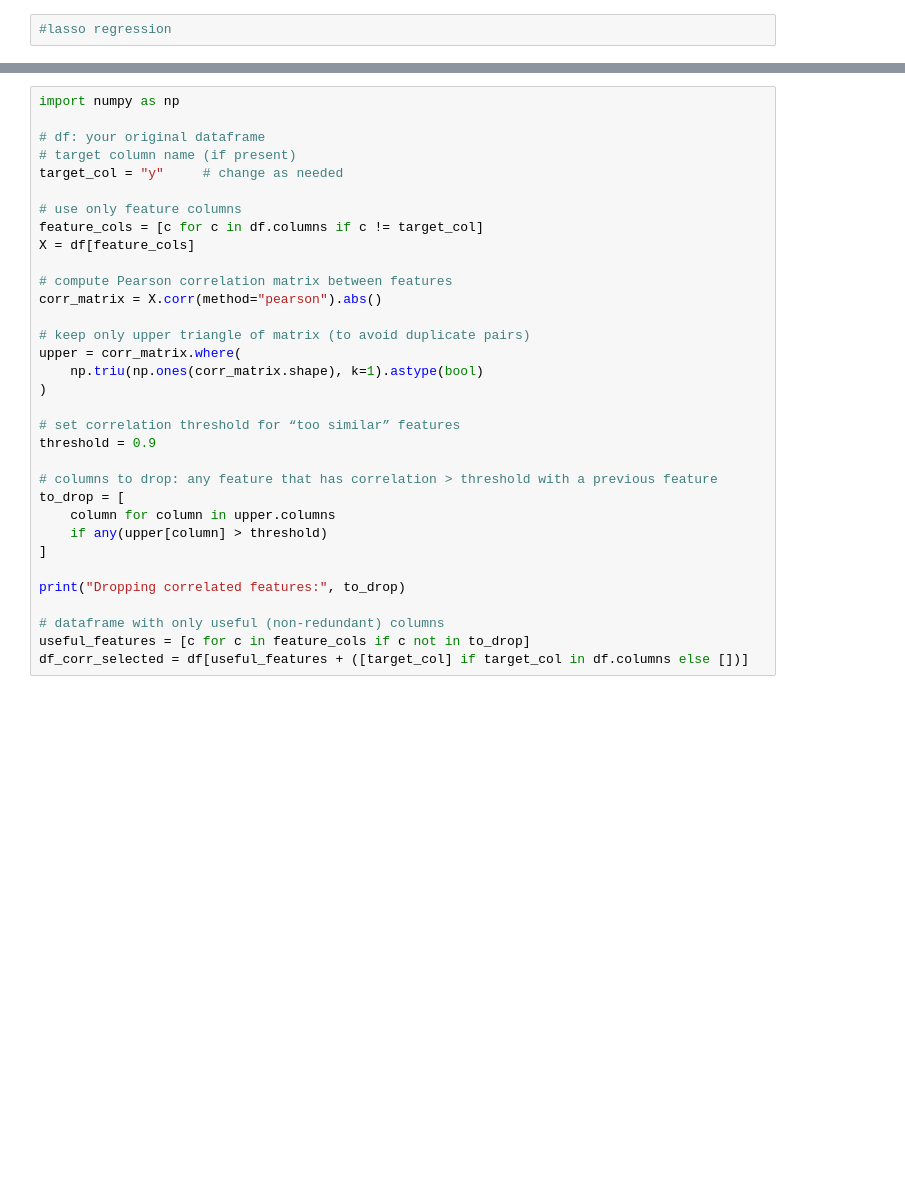
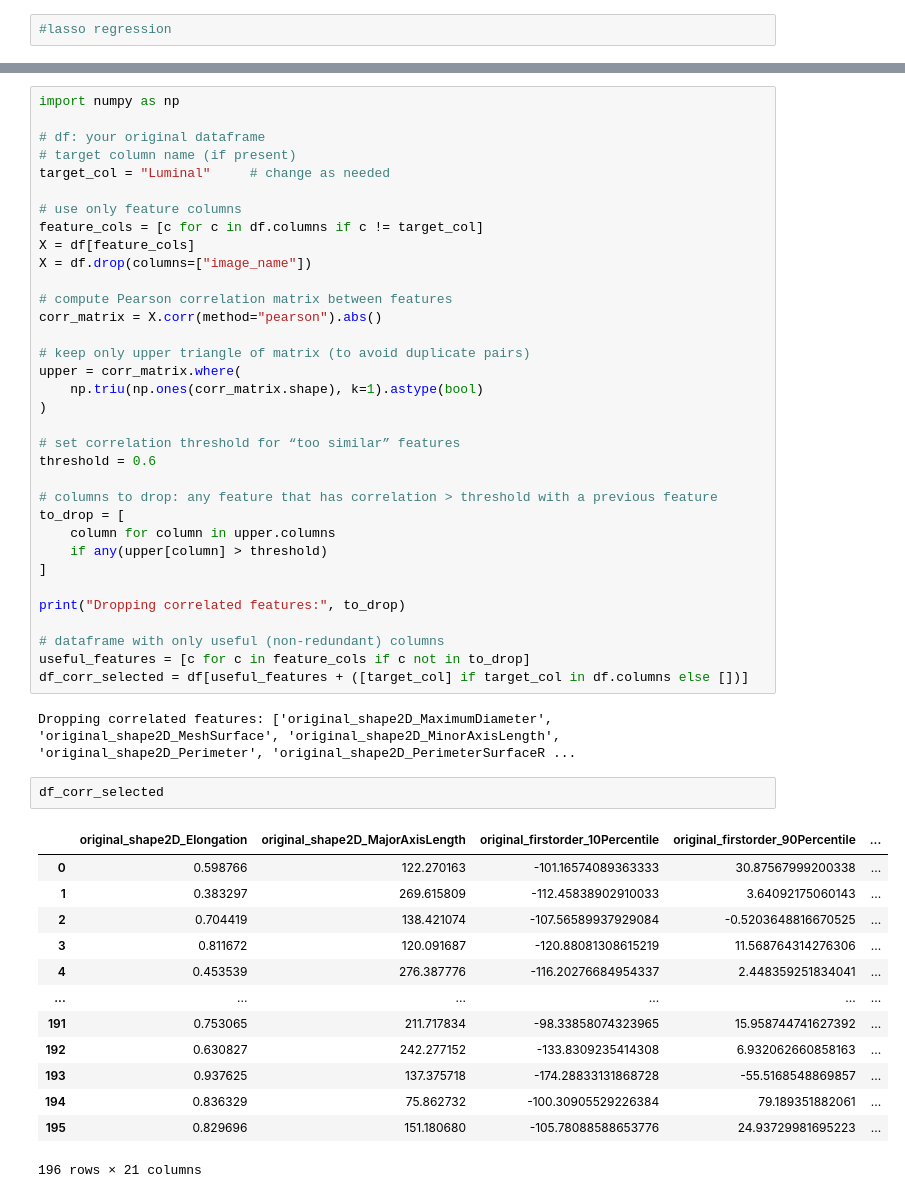
Before and after one commit to ViciousDove19/Breast_Cancer_Ultrasound_Project_AIIMS, a Jupyter notebook: models/luminal_classification_ML.ipynb, the cells around one changed output, grey strips where cells are left out. Saved outputs shown, nothing was run; the diff lists cells and outputs as text; blank space fills up the shorter version.

```diff
--- a/models/luminal_classification_ML.ipynb
+++ b/models/luminal_classification_ML.ipynb
@@ -128,11 +275,12 @@ import numpy as np
 
 # df: your original dataframe
 # target column name (if present)
-target_col = "y"     # change as needed
+target_col = "Luminal"     # change as needed
 
 # use only feature columns
 feature_cols = [c for c in df.columns if c != target_col]
 X = df[feature_cols]
+X = df.drop(columns=["image_name"])
 
 # compute Pearson correlation matrix between features
 corr_matrix = X.corr(method="pearson").abs()
@@ -143,7 +291,7 @@ upper = corr_matrix.where(
 )
 
 # set correlation threshold for “too similar” features
-threshold = 0.9
+threshold = 0.6
 
 # columns to drop: any feature that has correlation > threshold with a previous feature
 to_drop = [
@@ -156,3 +304,21 @@ print("Dropping correlated features:", to_drop)
 # dataframe with only useful (non‑redundant) columns
 useful_features = [c for c in feature_cols if c not in to_drop]
 df_corr_selected = df[useful_features + ([target_col] if target_col in df.columns else [])]
+# %% [output]
+Dropping correlated features: ['original_shape2D_MaximumDiameter', 'original_shape2D_MeshSurface', 'original_shape2D_MinorAxisLength', 'original_shape2D_Perimeter', 'original_shape2D_PerimeterSurfaceR ...
+# %%
+df_corr_selected
+# %% [output]
+|  | original_shape2D_Elongation | original_shape2D_MajorAxisLength | original_firstorder_10Percentile | original_firstorder_90Percentile | ... |
+| 0 | 0.598766 | 122.270163 | -101.16574089363333 | 30.87567999200338 | ... |
+| 1 | 0.383297 | 269.615809 | -112.45838902910033 | 3.64092175060143 | ... |
+| 2 | 0.704419 | 138.421074 | -107.56589937929084 | -0.5203648816670525 | ... |
+| 3 | 0.811672 | 120.091687 | -120.88081308615219 | 11.568764314276306 | ... |
+| 4 | 0.453539 | 276.387776 | -116.20276684954337 | 2.448359251834041 | ... |
+| ... | ... | ... | ... | ... | ... |
+| 191 | 0.753065 | 211.717834 | -98.33858074323965 | 15.958744741627392 | ... |
+| 192 | 0.630827 | 242.277152 | -133.8309235414308 | 6.932062660858163 | ... |
+| 193 | 0.937625 | 137.375718 | -174.28833131868728 | -55.5168548869857 | ... |
+| 194 | 0.836329 | 75.862732 | -100.30905529226384 | 79.189351882061 | ... |
+| 195 | 0.829696 | 151.180680 | -105.78088588653776 | 24.93729981695223 | ... |
+196 rows × 21 columns
```
Also changed, not shown: parts of 16 cells of this notebook, 2 other files.
